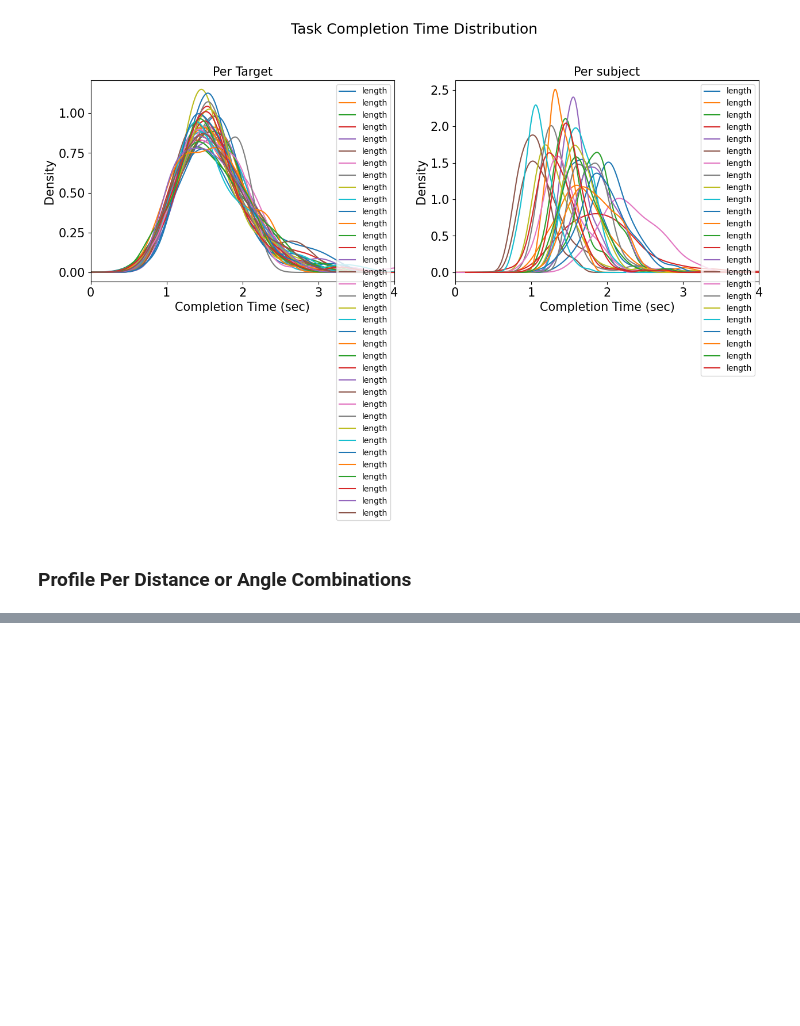
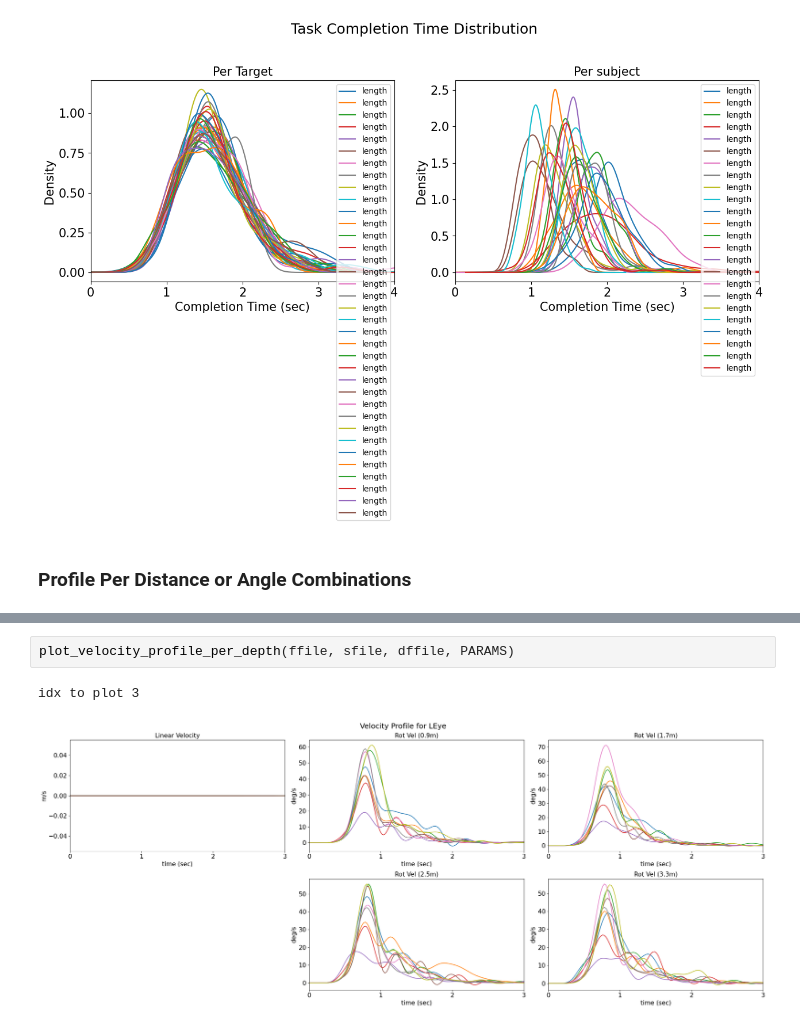
Before and after one commit to gitscade/stats, a Jupyter notebook: 05_temporal.ipynb, the cells around one changed output, grey strips where cells are left out. Cells and saved outputs as stored; diff of their text form; blank space fills up the shorter version.

```diff
--- a/05_temporal.ipynb
+++ b/05_temporal.ipynb
@@ -574,0 +684,5 @@ def butter_lowpass_filter(data, cutoff, fs, order=5):
+# %%
+plot_velocity_profile_per_depth(ffile, sfile, dffile, PARAMS)
+# %% [output]
+idx to plot 3
+[figure, added]
```
Also changed, not shown: parts of 4 cells of this notebook.
